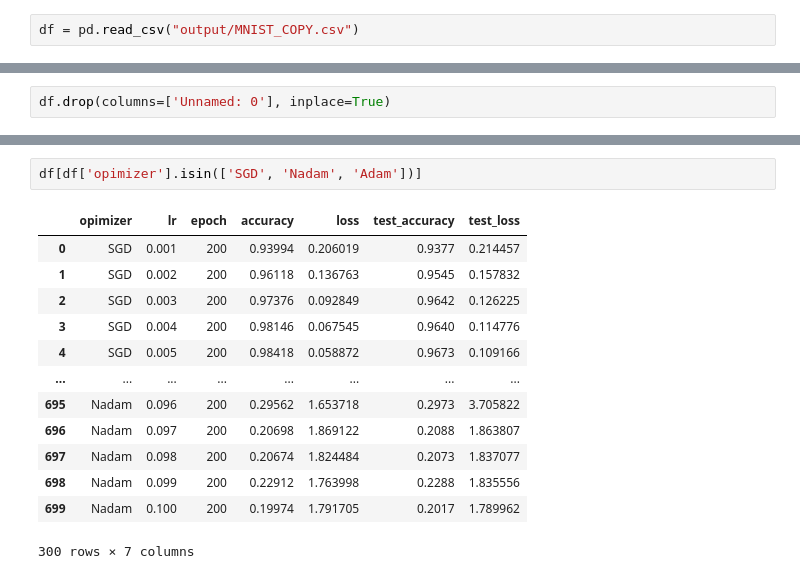
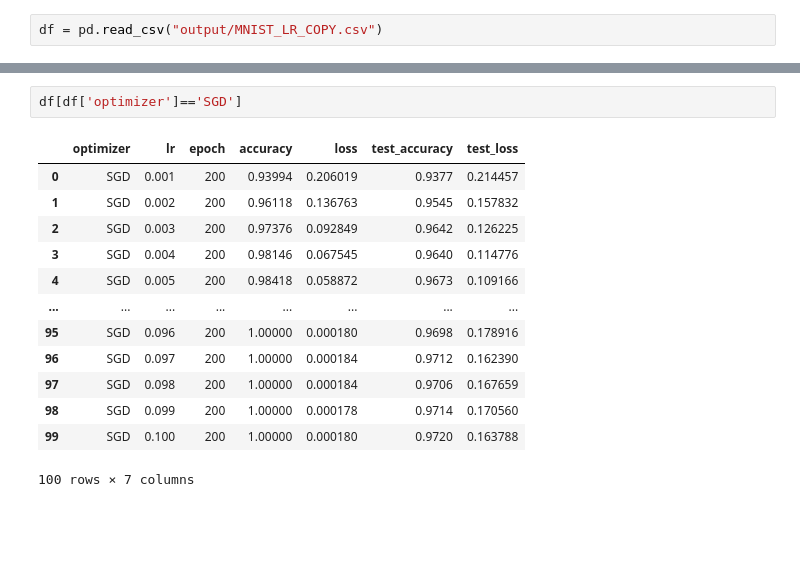
Before and after one commit to rehanguha/Learning-Rate-Sensitivity, a Jupyter notebook: MNIST_LR_Viz.ipynb, the cells around one changed output, grey strips where cells are left out. Drawn from its saved outputs; the diff is of its cells as text; blank space fills up the shorter version.

```diff
--- a/MNIST_LR_Viz.ipynb
+++ b/MNIST_LR_Viz.ipynb
@@ -3,5 +7,5 @@ import seaborn as sns
 # %%
-df = pd.read_csv("output/MNIST_COPY.csv")
+df = pd.read_csv("output/MNIST_LR_COPY.csv")
 # %%
 df
 # %% [output]
@@ -21,3 +25 @@ df
-# %%
-df.drop(columns=['Unnamed: 0'], inplace=True)
 # %%
@@ -63,16 +170,16 @@ sns.lineplot(data=df[df['opimizer'].isin(['SGD',
 # %%
-df[df['opimizer'].isin(['SGD', 'Nadam', 'Adam'])]
+df[df['optimizer']=='SGD']
 # %% [output]
-|  | opimizer | lr | epoch | accuracy | loss | test_accuracy | test_loss |
+|  | optimizer | lr | epoch | accuracy | loss | test_accuracy | test_loss |
 | 0 | SGD | 0.001 | 200 | 0.93994 | 0.206019 | 0.9377 | 0.214457 |
 | 1 | SGD | 0.002 | 200 | 0.96118 | 0.136763 | 0.9545 | 0.157832 |
 | 2 | SGD | 0.003 | 200 | 0.97376 | 0.092849 | 0.9642 | 0.126225 |
 | 3 | SGD | 0.004 | 200 | 0.98146 | 0.067545 | 0.9640 | 0.114776 |
 | 4 | SGD | 0.005 | 200 | 0.98418 | 0.058872 | 0.9673 | 0.109166 |
 | ... | ... | ... | ... | ... | ... | ... | ... |
-| 695 | Nadam | 0.096 | 200 | 0.29562 | 1.653718 | 0.2973 | 3.705822 |
-| 696 | Nadam | 0.097 | 200 | 0.20698 | 1.869122 | 0.2088 | 1.863807 |
-| 697 | Nadam | 0.098 | 200 | 0.20674 | 1.824484 | 0.2073 | 1.837077 |
-| 698 | Nadam | 0.099 | 200 | 0.22912 | 1.763998 | 0.2288 | 1.835556 |
-| 699 | Nadam | 0.100 | 200 | 0.19974 | 1.791705 | 0.2017 | 1.789962 |
+| 95 | SGD | 0.096 | 200 | 1.00000 | 0.000180 | 0.9698 | 0.178916 |
+| 96 | SGD | 0.097 | 200 | 1.00000 | 0.000184 | 0.9712 | 0.162390 |
+| 97 | SGD | 0.098 | 200 | 1.00000 | 0.000184 | 0.9706 | 0.167659 |
+| 98 | SGD | 0.099 | 200 | 1.00000 | 0.000178 | 0.9714 | 0.170560 |
+| 99 | SGD | 0.100 | 200 | 1.00000 | 0.000180 | 0.9720 | 0.163788 |
-300 rows × 7 columns
+100 rows × 7 columns
```
Also changed, not shown: parts of 12 cells of this notebook, 2 other files.
